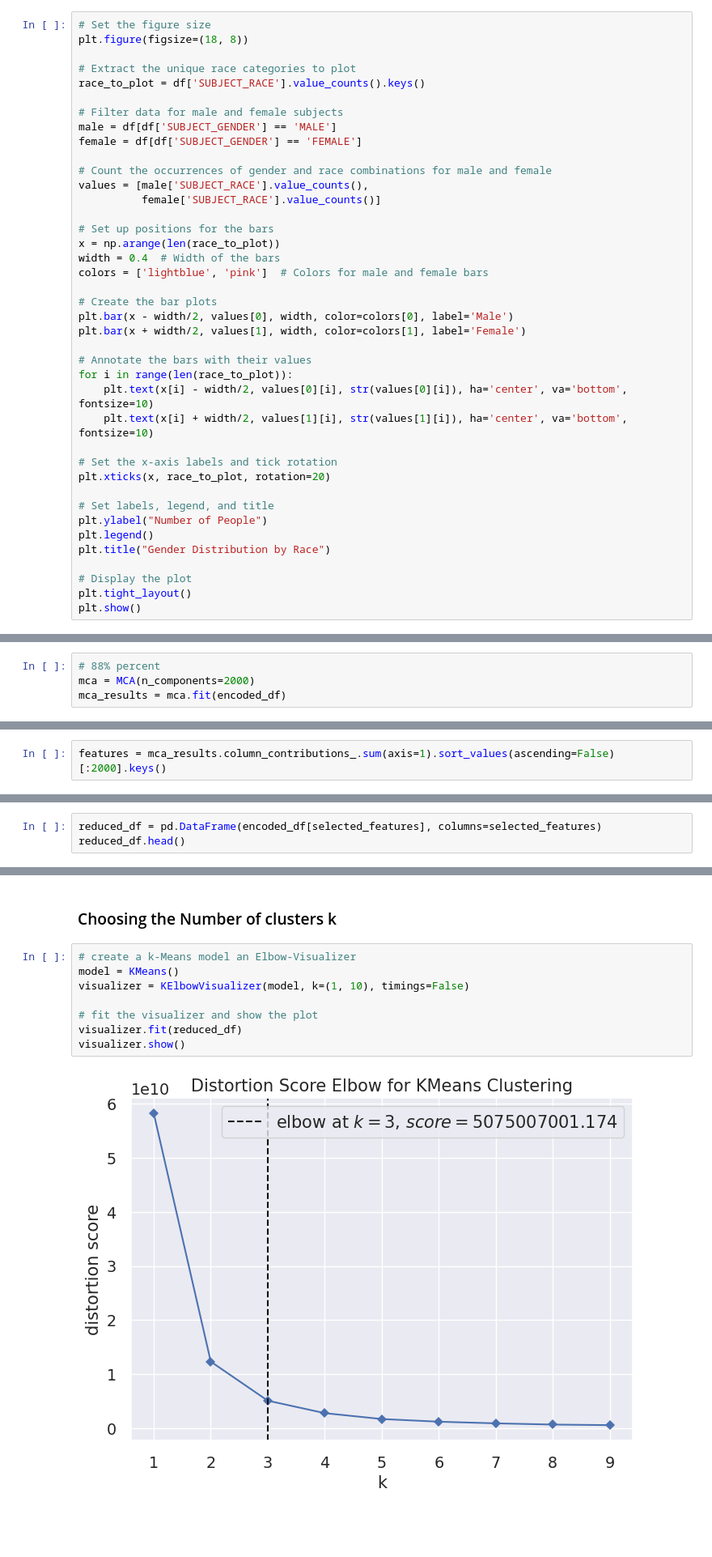
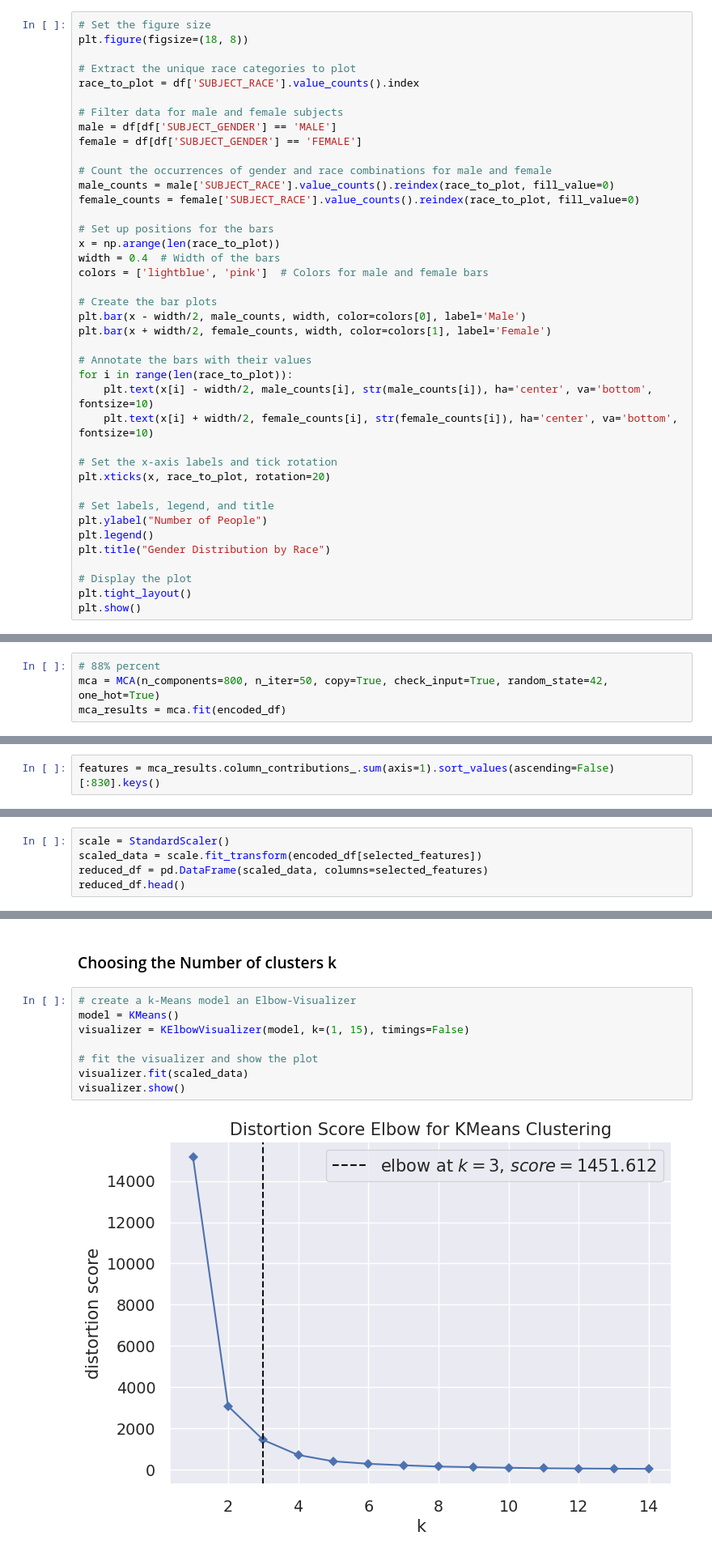
Before and after one commit to fatimagulomova/iu-projects, a Jupyter notebook: DLBDSMLUSL/task-2-policy-equity.ipynb, the cells around one changed output, grey strips where cells are left out. Shown at 81% size. Drawn from its saved outputs; the diff is of its cells as text; blank space fills up the shorter version.

```diff
--- a/DLBDSMLUSL/task-2-policy-equity.ipynb
+++ b/DLBDSMLUSL/task-2-policy-equity.ipynb
@@ -561,15 +528,15 @@ plt.show()
 plt.figure(figsize=(18, 8))
 
 # Extract the unique race categories to plot
-race_to_plot = df['SUBJECT_RACE'].value_counts().keys()
+race_to_plot = df['SUBJECT_RACE'].value_counts().index
 
 # Filter data for male and female subjects
 male = df[df['SUBJECT_GENDER'] == 'MALE']
 female = df[df['SUBJECT_GENDER'] == 'FEMALE']
 
 # Count the occurrences of gender and race combinations for male and female
-values = [male['SUBJECT_RACE'].value_counts(),
-          female['SUBJECT_RACE'].value_counts()]
+male_counts = male['SUBJECT_RACE'].value_counts().reindex(race_to_plot, fill_value=0)
+female_counts = female['SUBJECT_RACE'].value_counts().reindex(race_to_plot, fill_value=0)
 
 # Set up positions for the bars
 x = np.arange(len(race_to_plot))
@@ -577,13 +544,13 @@ width = 0.4  # Width of the bars
 colors = ['lightblue', 'pink']  # Colors for male and female bars
 
 # Create the bar plots
-plt.bar(x - width/2, values[0], width, color=colors[0], label='Male')
-plt.bar(x + width/2, values[1], width, color=colors[1], label='Female')
+plt.bar(x - width/2, male_counts, width, color=colors[0], label='Male')
+plt.bar(x + width/2, female_counts, width, color=colors[1], label='Female')
 
 # Annotate the bars with their values
 for i in range(len(race_to_plot)):
-    plt.text(x[i] - width/2, values[0][i], str(values[0][i]), ha='center', va='bottom', fontsize=10)
-    plt.text(x[i] + width/2, values[1][i], str(values[1][i]), ha='center', va='bottom', fontsize=10)
+    plt.text(x[i] - width/2, male_counts[i], str(male_counts[i]), ha='center', va='bottom', fontsize=10)
+    plt.text(x[i] + width/2, female_counts[i], str(female_counts[i]), ha='center', va='bottom', fontsize=10)
 
 # Set the x-axis labels and tick rotation
 plt.xticks(x, race_to_plot, rotation=20)
@@ -798,7 +779,7 @@ plt.show()
 # Step 3: Dimensionality Reduction
 # %%
 # 88% percent
-mca = MCA(n_components=2000)
+mca = MCA(n_components=800, n_iter=50, copy=True, check_input=True, random_state=42, one_hot=True)
 mca_results = mca.fit(encoded_df)
 # %%
 mca_results.eigenvalues_summary
@@ -820,5 +801,5 @@ mca_results.eigenvalues_summary
 # %%
-features = mca_results.column_contributions_.sum(axis=1).sort_values(ascending=False)[:2000].keys()
+features = mca_results.column_contributions_.sum(axis=1).sort_values(ascending=False)[:830].keys()
 # %%
 selected_features = []
 
@@ -840,4 +815,6 @@ selected_features
 # %%
-reduced_df = pd.DataFrame(encoded_df[selected_features], columns=selected_features)
+scale = StandardScaler()
+scaled_data = scale.fit_transform(encoded_df[selected_features])
+reduced_df = pd.DataFrame(scaled_data, columns=selected_features)
 reduced_df.head()
 # %% [output]
@@ -854,13 +831,13 @@ reduced_df.head()
 # %%
 # create a k-Means model an Elbow-Visualizer
 model = KMeans()
-visualizer = KElbowVisualizer(model, k=(1, 10), timings=False)
+visualizer = KElbowVisualizer(model, k=(1, 15), timings=False)
 
 # fit the visualizer and show the plot
-visualizer.fit(reduced_df)
+visualizer.fit(scaled_data)
 visualizer.show()
 # %% [output]
-[figure, old version]
+[figure, new version]
 <Axes: title={'center': 'Distortion Score Elbow for KMeans Clustering'}, xlabel='k', ylabel='distortion score'>
 # %% [markdown]
 ### K-means clustering
```
Also changed, not shown: parts of 56 cells of this notebook.
